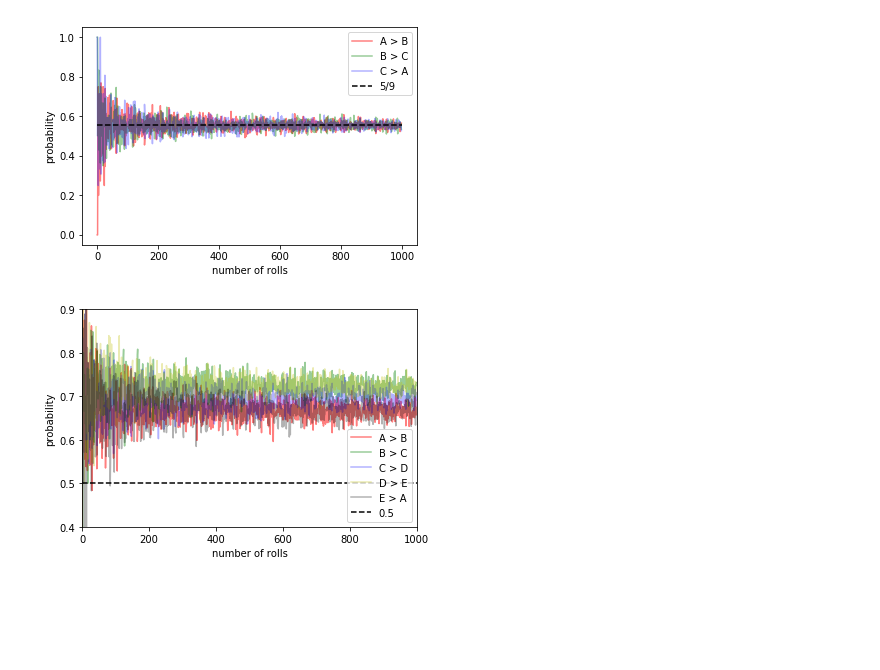
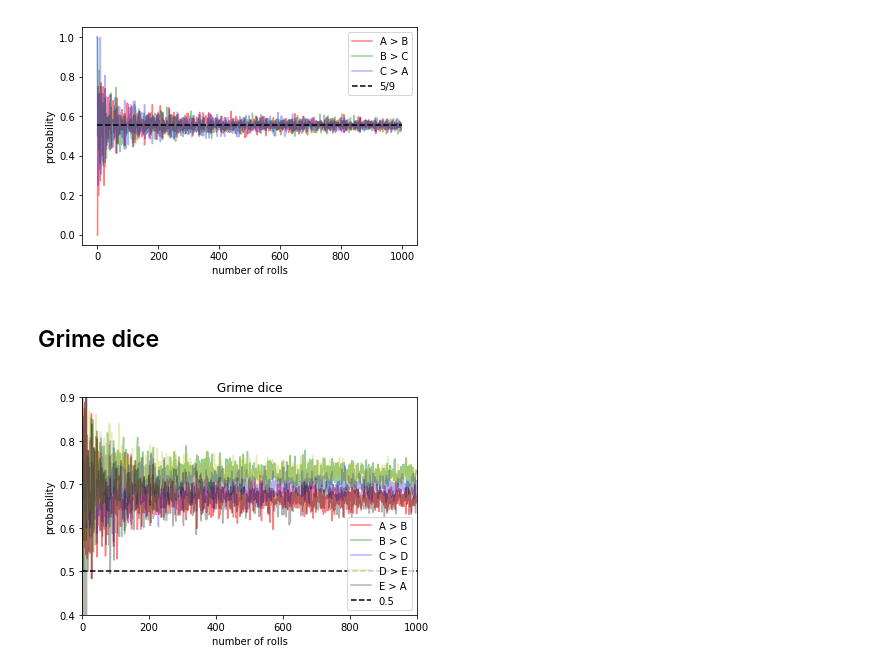
Before and after one commit to jsdiazpo/Nontransitive-Dice, a Jupyter notebook: Nontransitive-dice.ipynb, the cells around one changed output. Saved outputs shown, nothing was run; the diff lists cells and outputs as text; code cells hidden in the pictures; blank space fills up the shorter version.

```diff
--- a/Nontransitive-dice.ipynb
+++ b/Nontransitive-dice.ipynb
@@ -74,6 +74,8 @@ plt.ylabel('probability')
 plt.legend();
 # %% [output]
 [figure]
+# %% [markdown]
+## Grime dice
 # %%
 die_A = {1: 2, 2: 2, 3: 2, 4: 7, 5: 7, 6: 7}
 die_B = {1: 1, 2: 1, 3: 6, 4: 6, 5: 6, 6: 6}
@@ -105,13 +107,14 @@ for num_rolls in range(1, num_rolls_max):
 # %%
 plt.plot(ab_lst, 'r', alpha=.5, label='A > B')
 plt.plot(bc_lst, 'g', alpha=.4, label='B > C')
 plt.plot(cd_lst, 'b', alpha=.3, label='C > D')
 plt.plot(de_lst, 'y', alpha=.3, label='D > E')
 plt.plot(ea_lst, 'k', alpha=.3, label='E > A')
 plt.plot([.5]*num_rolls_max, 'k--', label='0.5')
+plt.title('Grime dice')
 plt.xlabel('number of rolls')
 plt.ylabel('probability')
 plt.axis([0, num_rolls_max, 0.4, 0.9])
 plt.legend();
 # %% [output]
-[figure, old version]
+[figure, new version]
```
